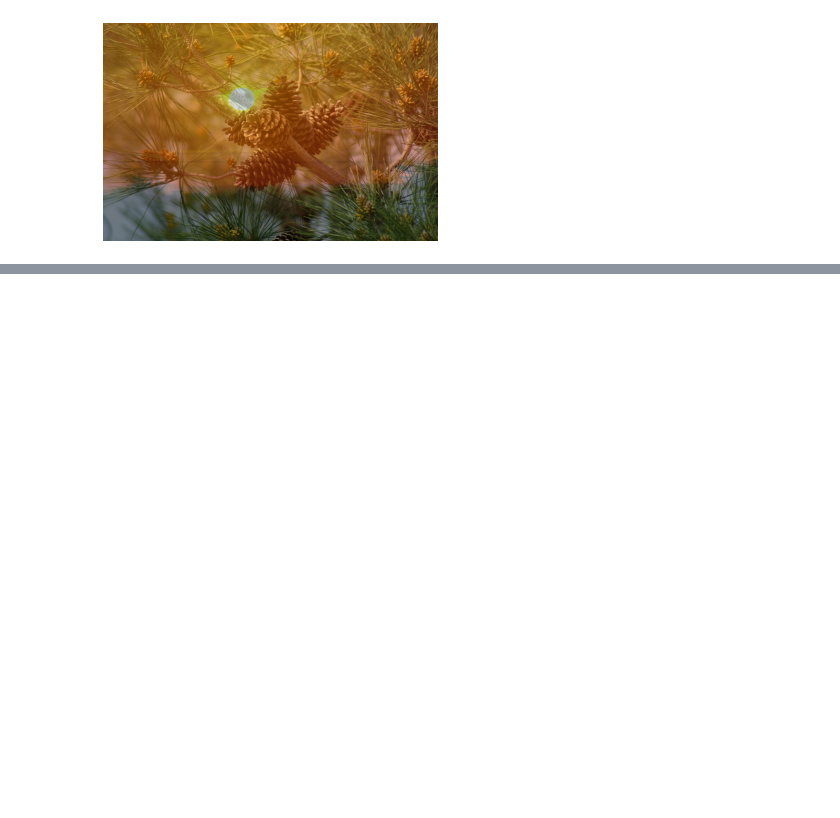
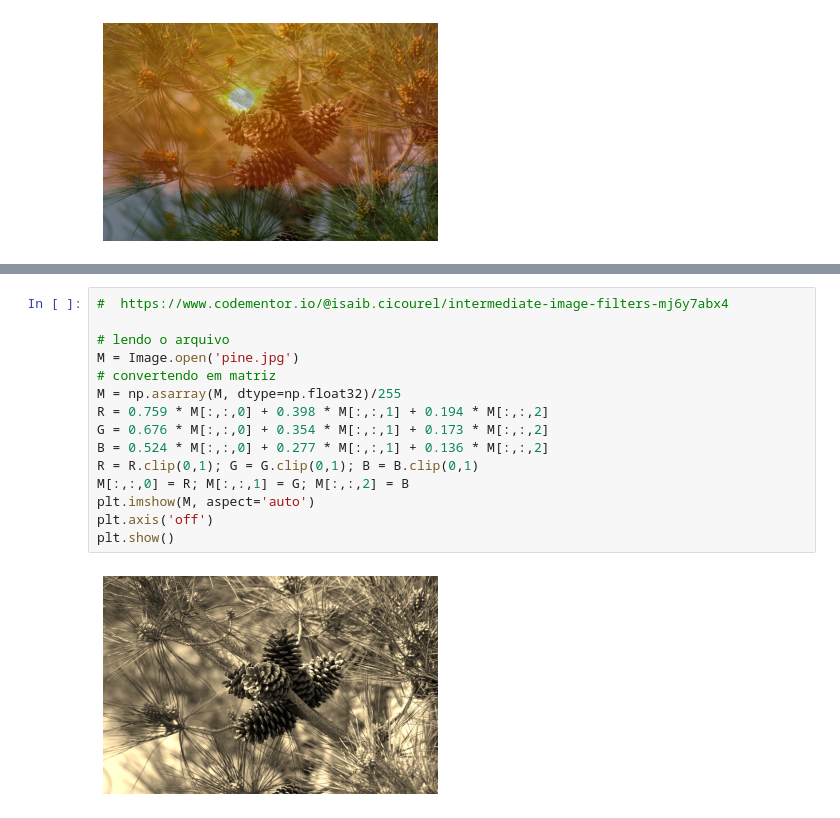
Before and after one commit to leandrocl2005/algebra-linear-aplicada-exemplos, a Jupyter notebook: aula_2_algebra_aplicada.ipynb, the cells around one changed output, grey strips where cells are left out. Saved outputs shown, nothing was run; the diff lists cells and outputs as text; blank space fills up the shorter version.

```diff
--- a/aula_2_algebra_aplicada.ipynb
+++ b/aula_2_algebra_aplicada.ipynb
@@ -46,0 +65,17 @@ plt.show()
+# %%
+#  https://www.codementor.io/@isaib.cicourel/intermediate-image-filters-mj6y7abx4
+
+# lendo o arquivo
+M = Image.open('pine.jpg')
+# convertendo em matriz
+M = np.asarray(M, dtype=np.float32)/255
+R = 0.759 * M[:,:,0] + 0.398 * M[:,:,1] + 0.194 * M[:,:,2]
+G = 0.676 * M[:,:,0] + 0.354 * M[:,:,1] + 0.173 * M[:,:,2]
+B = 0.524 * M[:,:,0] + 0.277 * M[:,:,1] + 0.136 * M[:,:,2]
+R = R.clip(0,1); G = G.clip(0,1); B = B.clip(0,1)
+M[:,:,0] = R; M[:,:,1] = G; M[:,:,2] = B
+plt.imshow(M, aspect='auto')
+plt.axis('off')
+plt.show()
+# %% [output]
+[figure, added]
```
Also changed, not shown: parts of 2 cells of this notebook.
